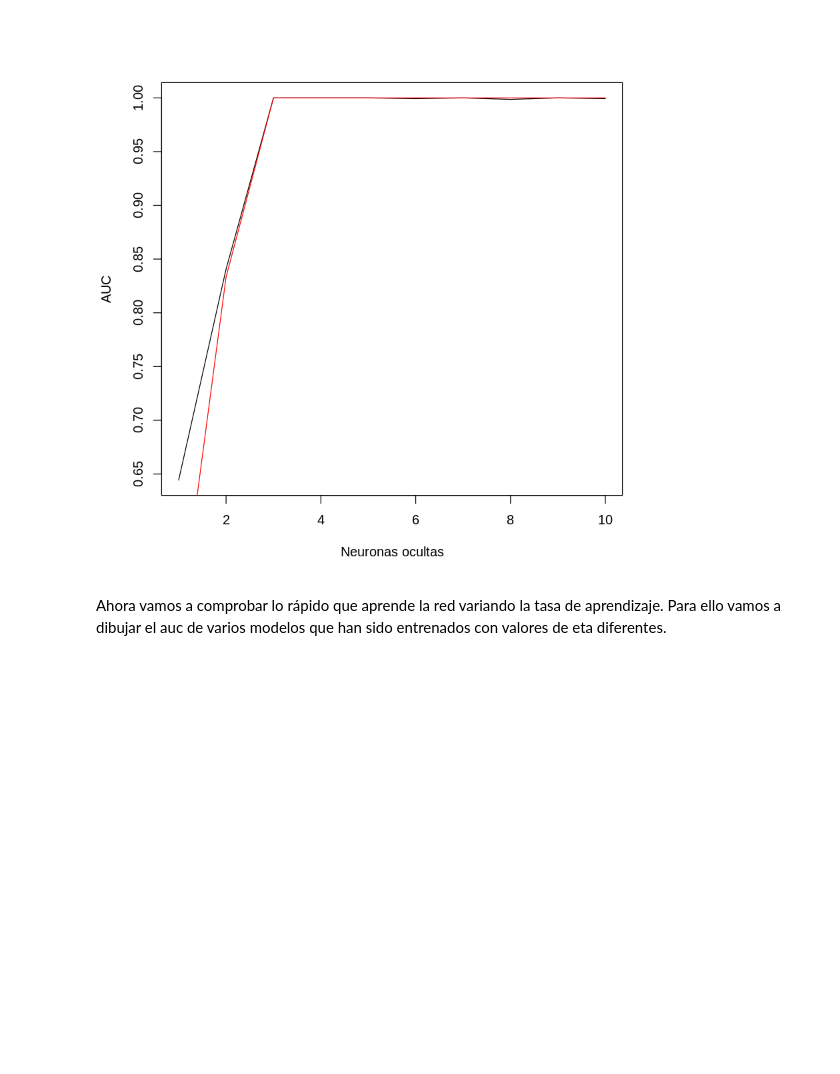
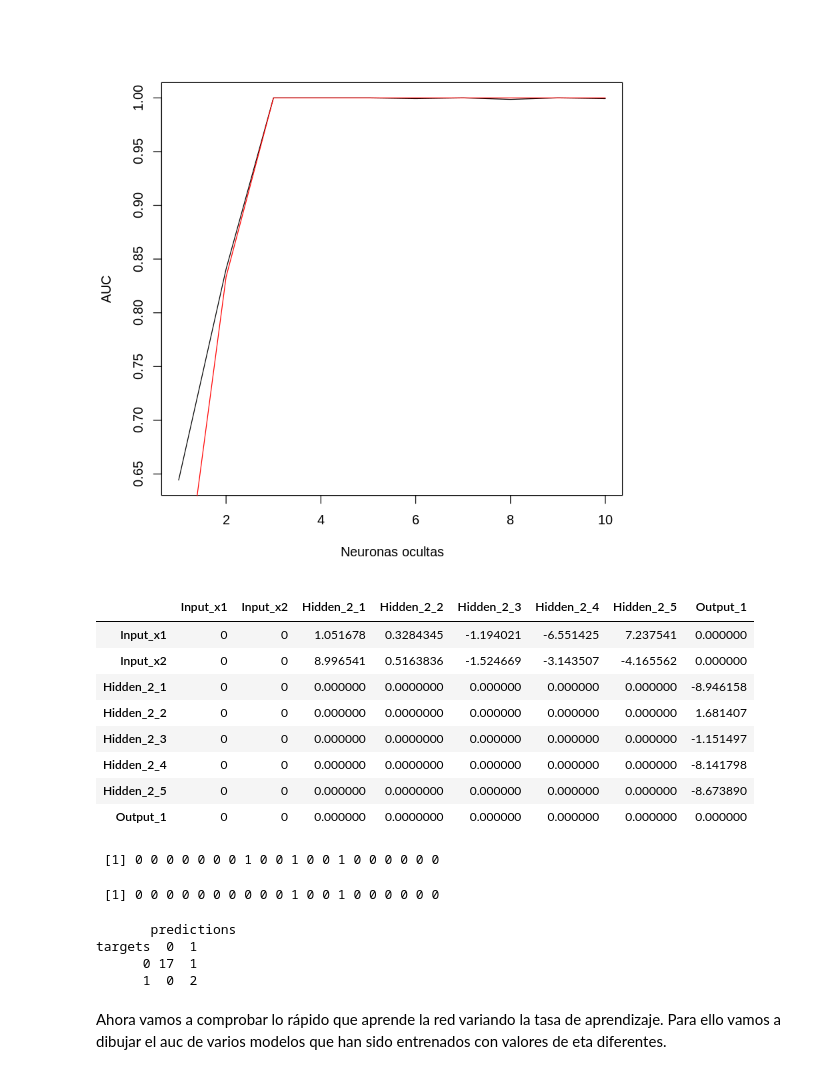
Before and after one commit to yerartdev/m1969-machine-learning-i, a Jupyter notebook: lab/s02-lab-intro-nn-rsnns.ipynb, the cells around one changed output. Drawn from its saved outputs; the diff is of its cells as text; code cells hidden in the pictures; blank space fills up the shorter version.

Commit message:
Lab RSNNS: ejecución de la sección con el dataset CIRCLE; he incluido weightMatrix y ConfusionMatrix del paquete RSNNS

```diff
--- a/lab/s02-lab-intro-nn-rsnns.ipynb
+++ b/lab/s02-lab-intro-nn-rsnns.ipynb
@@ -298,6 +298,36 @@ plot(1:10,aucTRAIN,type = "l", col = "black", ylab = "AUC", xlab = "Neuronas ocu
 lines(1:10,aucTEST,col = "red")
 # %% [output]
 [figure]
+# %%
+# https://rdrr.io/cran/RSNNS/man/weightMatrix.html
+weightMatrix(model)
+# %% [output]
+|  | Input_x1 | Input_x2 | Hidden_2_1 | Hidden_2_2 | Hidden_2_3 | Hidden_2_4 | Hidden_2_5 | Output_1 |
+| Input_x1 | 0 | 0 | 1.051678 | 0.3284345 | -1.194021 | -6.551425 | 7.237541 | 0.000000 |
+| Input_x2 | 0 | 0 | 8.996541 | 0.5163836 | -1.524669 | -3.143507 | -4.165562 | 0.000000 |
+| Hidden_2_1 | 0 | 0 | 0.000000 | 0.0000000 | 0.000000 | 0.000000 | 0.000000 | -8.946158 |
+| Hidden_2_2 | 0 | 0 | 0.000000 | 0.0000000 | 0.000000 | 0.000000 | 0.000000 | 1.681407 |
+| Hidden_2_3 | 0 | 0 | 0.000000 | 0.0000000 | 0.000000 | 0.000000 | 0.000000 | -1.151497 |
+| Hidden_2_4 | 0 | 0 | 0.000000 | 0.0000000 | 0.000000 | 0.000000 | 0.000000 | -8.141798 |
+| Hidden_2_5 | 0 | 0 | 0.000000 | 0.0000000 | 0.000000 | 0.000000 | 0.000000 | -8.673890 |
+| Output_1 | 0 | 0 | 0.000000 | 0.0000000 | 0.000000 | 0.000000 | 0.000000 | 0.000000 |
+# %%
+ifelse(test = as.vector(unlist(predTEST)) > 0.5,1,0)
+# %% [output]
+ [1] 0 0 0 0 0 0 0 1 0 0 1 0 0 1 0 0 0 0 0 0
+# %%
+df[81:100,3]
+# %% [output]
+ [1] 0 0 0 0 0 0 0 0 0 0 1 0 0 1 0 0 0 0 0 0
+# %%
+# https://rdrr.io/cran/RSNNS/man/confusionMatrix.html
+confusionMatrix(targets = df[81:100,3],
+                predictions = ifelse(test = as.vector(unlist(predTEST)) > 0.5,1,0))
+# %% [output]
+       predictions
+targets  0  1
+      0 17  1
+      1  0  2
 # %% [markdown]
 Ahora vamos a comprobar lo rápido que aprende la red variando la tasa de aprendizaje. Para ello vamos a dibujar el auc de varios modelos que han sido entrenados con valores de eta diferentes.
 # %%
```
